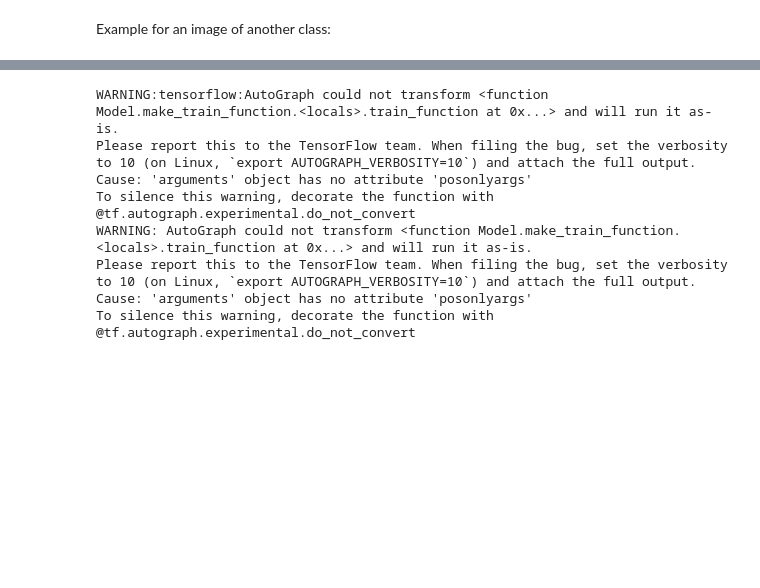
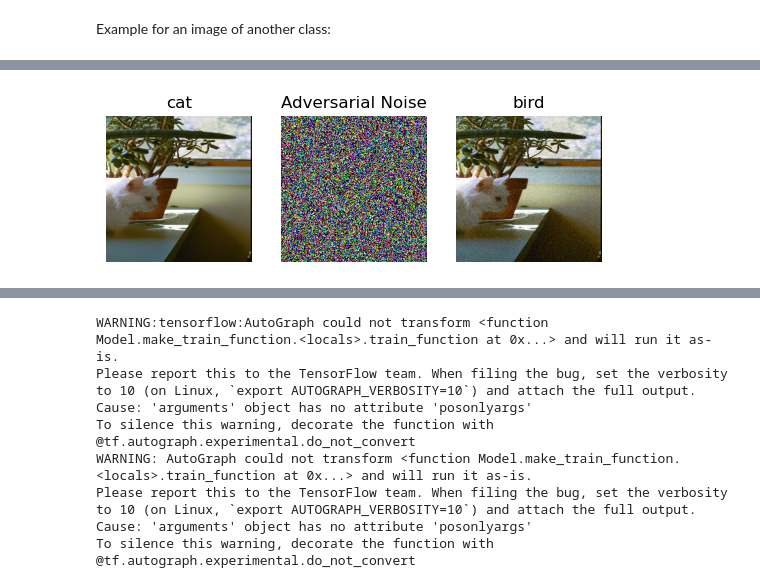
Before and after one commit to xEluaS/Computer_Vision_Group_Assignment_2, a Jupyter notebook: adversarial_attack.ipynb, the cells around one changed output, grey strips where cells are left out. Cells and saved outputs as stored; diff of their text form; code cells hidden in the pictures; blank space fills up the shorter version.

```diff
--- a/adversarial_attack.ipynb
+++ b/adversarial_attack.ipynb
@@ -248,0 +352,37 @@ If I'm not confusing models, I think the test I did with two image of cats was w
+# %%
+# Reload pre-trained weights
+adversarial_noises=[]
+for i in range(39):
+    adversarial_noises.append(np.load(f'/Users/perrinebamps/Documents/MAI2023-2024/ProjectCV/weights/adversarial_noise_{i}.npy'))
+# %%
+def attacked_model_predictions_by_image(image, model, adversarial_noise):
+    # Apply pre-trained adversarial noise to original image
+    adversarial_img = np.clip(image + adversarial_noise, 0., 1.)
+
+    # Re-classify the adversarial image with our trained model
+    predictions = model.predict(np.expand_dims(adversarial_img, axis=0))
+
+    return predictions, adversarial_img
+# %%
+# Test with one image of cat:
+i = 25
+img = X_train[np.argmax(y_train, axis=1)==7][i]
+predictions, adv_img = attacked_model_predictions_by_image(img, model, adversarial_noises[i])
+
+ind_true = 7
+ind_adv = predictions.argmax()
+
+fig, axs = plt.subplots(1, 3)
+axs[0].imshow(img)
+axs[0].set_title(labels_df.columns.tolist()[ind_true])
+axs[0].axis('off')
+
+axs[1].imshow(clip(adversarial_noises[1]*100))
+axs[1].set_title("Adversarial Noise")
+axs[1].axis('off')
+
+axs[2].imshow(adv_img)
+axs[2].set_title(labels_df.columns.tolist()[ind_adv])
+axs[2].axis('off')
+plt.show()
+# %% [output]
@@ -248,0 +390 @@ If I'm not confusing models, I think the test I did with two image of cats was w
+[figure, added]
```
Also changed, not shown: parts of 33 cells of this notebook, 1 other file.
